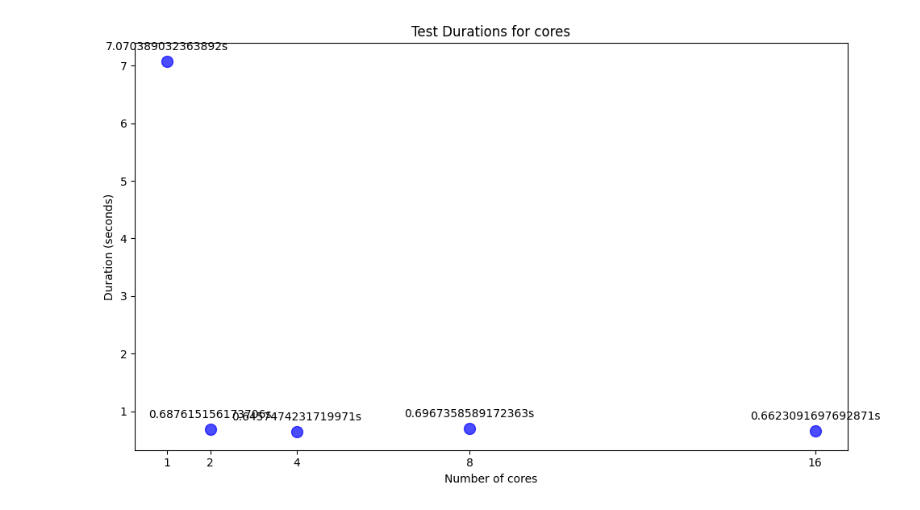
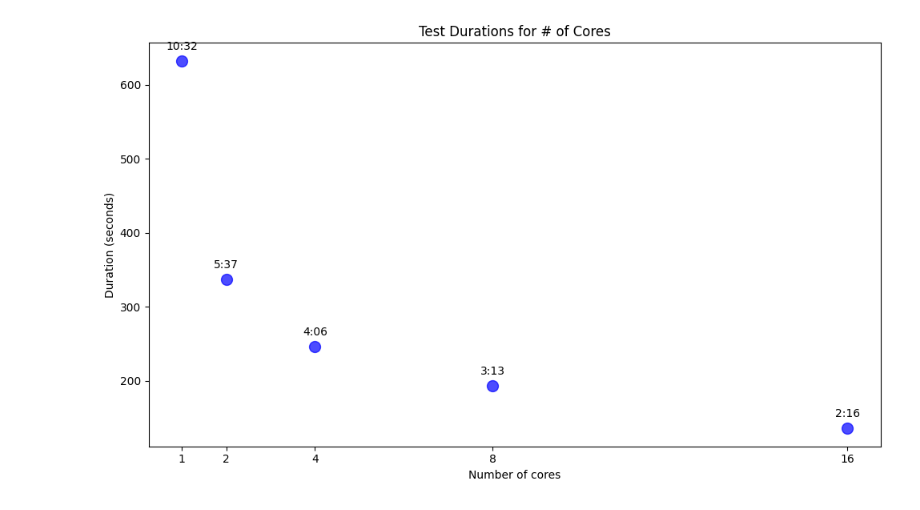
Before and after one commit to DanielVeress/data-engineering-project, a Jupyter notebook: scalability_tests.ipynb, the cells around one changed output. Saved outputs shown, nothing was run; the diff lists cells and outputs as text; code cells hidden in the pictures.

Commit message:
Scalabiltiy tests updated with better plot

```diff
--- a/scalability_tests.ipynb
+++ b/scalability_tests.ipynb
@@ -20,11 +20,11 @@ def data_processing(core_num:int = 16, node_num:int = 3, data_portion:float = 1.
     spark_session = SparkSession.builder\
             .master("spark://spark-master:7077") \
             .appName(spark_session_name)\
-            .config("spark.dynamicAllocation.enabled", True)\
-            .config("spark.dynamicAllocation.shuffleTracking.enabled",True)\
-            .config("spark.shuffle.service.enabled", False)\
+            .config("spark.dynamicAllocation.enabled", False)\
             .config("spark.dynamicAllocation.executorIdleTimeout","30s")\
+            .config("spark.executor.instances", node_num)\
             .config("spark.executor.cores", core_num)\
+            .config("spark.cores.max", core_num*node_num)\
             .config("spark.driver.port",9999)\
             .config("spark.blockManager.port",10005)\
             .getOrCreate()
@@ -114,17 +114,13 @@ def data_processing(core_num:int = 16, node_num:int = 3, data_portion:float = 1.
 def run_test(core_num:int = 16, node_num:int = 3, data_portion:float = 1.0) -> int:
     current_date = str(datetime.now()).split('.')[0]
     print(f'{current_date} - Starting test with | cores: {core_num:2} | nodes: {node_num} | data_portion: {data_portion:2.3}')
-
-    # starting or killing nodes
-    #os.system(f"ssh spark-worker-{n} '/opt/spark/sbin/start-worker.sh spark://spark-master:7077'")
-    #os.system(f"ssh spark-worker-{n} '/opt/spark/sbin/stop-worker.sh spark://spark-master:7077'")
 
     start_time = time.time()
 
     data_processing(core_num, node_num, data_portion)
 
     end_time = time.time()
-    duration = end_time - start_time
+    duration = round(end_time - start_time)
     return duration
 
 def plot(duration_data:dict, x_label:str = 'Test Number', x_indices:list = None):
@@ -150,7 +146,11 @@ def plot(duration_data:dict, x_label:str = 'Test Number', x_indices:list = None)
 
     # Add annotations with actual duration values
     for i, duration in enumerate(durations):
-        ax.annotate(f"{duration}s",
+        minutes = int(duration // 60)
+        seconds = int(duration % 60)
+        formatted_time = f"{minutes}:{seconds:02d}"
+
+        ax.annotate(f"{formatted_time}",
                    (test_indices[i], durations[i]),
                    textcoords="offset points",
                    xytext=(0,10),
@@ -166,7 +166,7 @@ with open('scalability_test_conf.yaml', 'r') as file:
 
 print('> Running tests with different number of cores...')
 duration_data = {
-    'title': 'cores',
+    'title': '# of Cores',
     'tests': []
 }
 for core in config['cores']:
@@ -187,4 +184,4 @@ To adjust logging level use sc.setLogLevel(newLevel). For SparkR, use setLogLeve
-[figure, old version]
+[figure, new version]
 # %%
 ## iterate through nodes:
 
```
Also changed, not shown: parts of 4 cells of this notebook, 4 other files.
